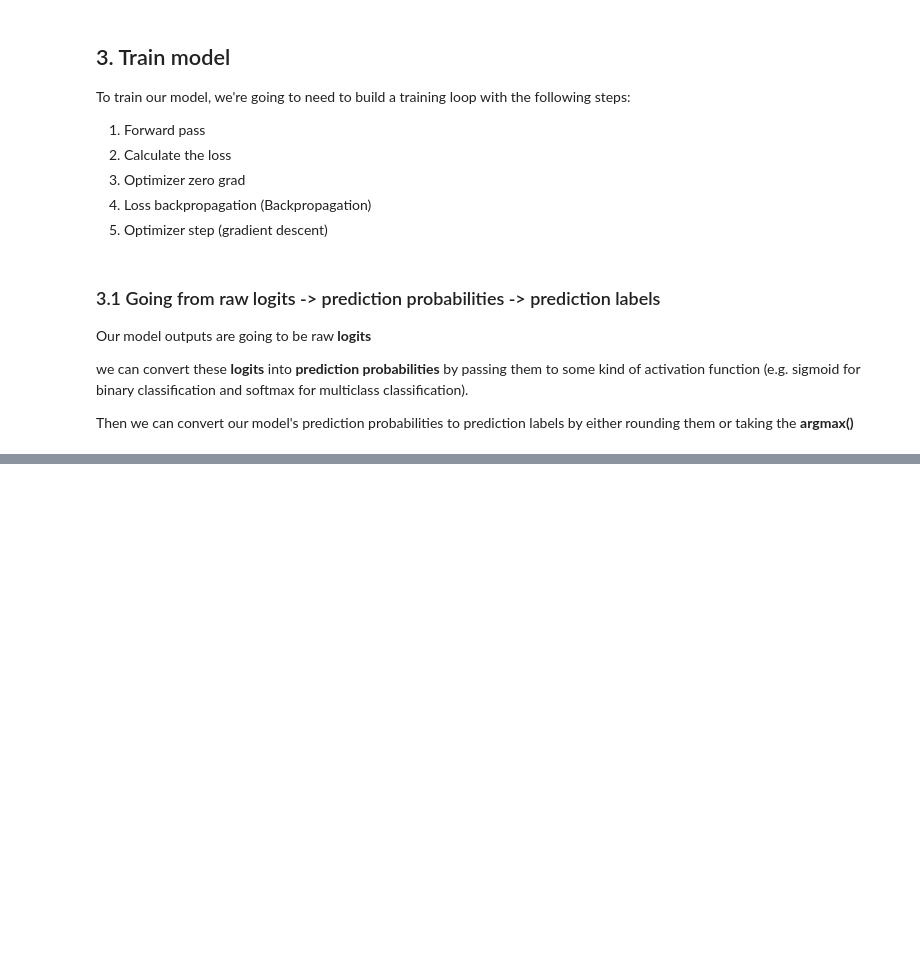
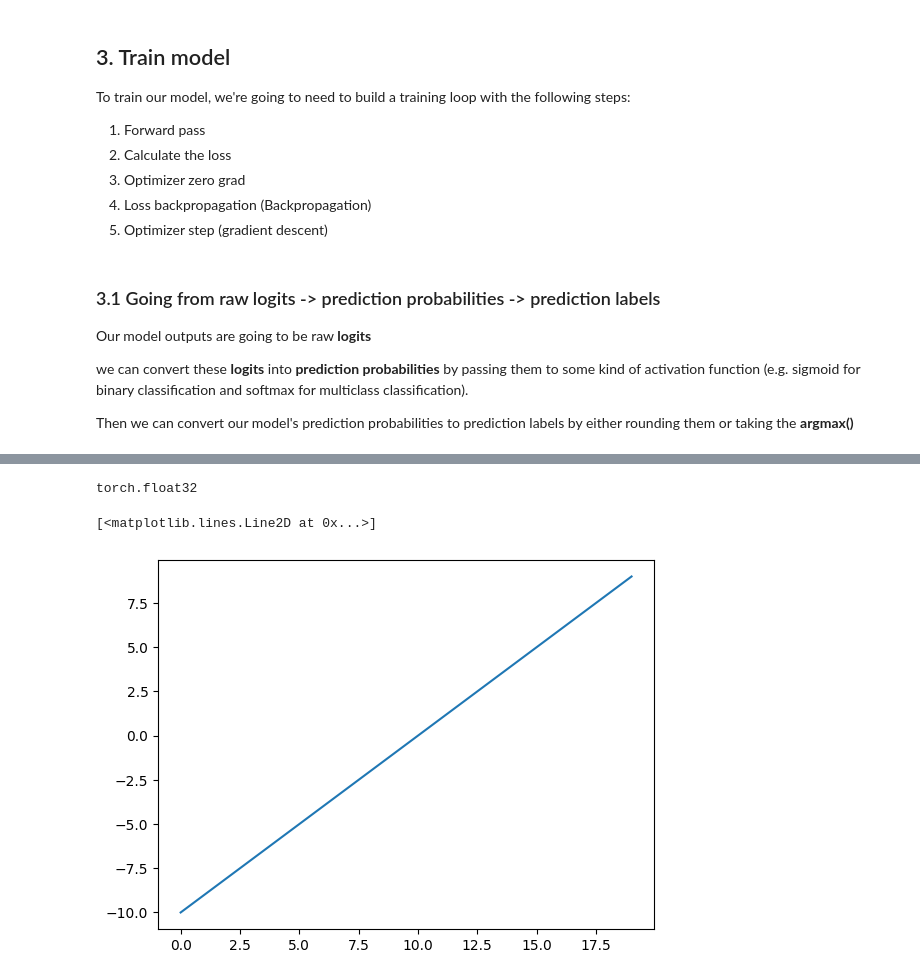
Before and after one commit to Bishal-Stha/machine_learning, a Jupyter notebook: Real_ML_Stuff/PyTorch/0_2_pytorch_fundamental_video.ipynb, the cells around one changed output, grey strips where cells are left out. Saved outputs shown, nothing was run; the diff lists cells and outputs as text; code cells hidden in the pictures; blank space fills up the shorter version.

```diff
--- a/Real_ML_Stuff/PyTorch/0_2_pytorch_fundamental_video.ipynb
+++ b/Real_ML_Stuff/PyTorch/0_2_pytorch_fundamental_video.ipynb
@@ -289,0 +517,12 @@ Then we can convert our model's prediction probabilities to prediction labels by
+# %%
+# create a tensor
+A = torch.arange(start=-10, end=10, step=1, dtype=torch.float)
+A.dtype
+# %% [output]
+torch.float32
+# %%
+# Visualize the data
+plt.plot(A)
+# %% [output]
+[<matplotlib.lines.Line2D at 0x...>]
+[figure, added]
```
Also changed, not shown: parts of 27 cells of this notebook, 2 other files.
